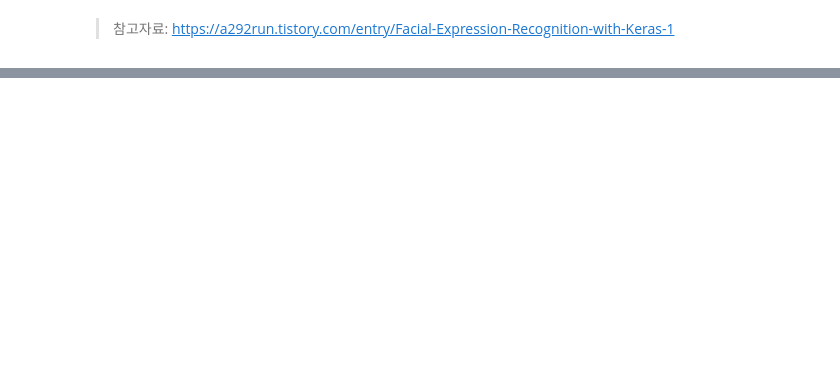
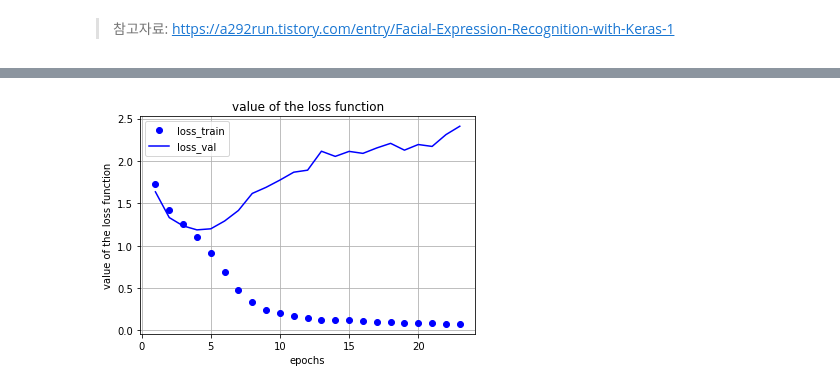
Before and after one commit to minimini-1/Facial-Expression-Recognition, a Jupyter notebook: dataprocessing/make_tfrecord.ipynb, the cells around one changed output, grey strips where cells are left out. Saved outputs shown, nothing was run; the diff lists cells and outputs as text; code cells hidden in the pictures; blank space fills up the shorter version.

Commit message:
change model code

```diff
--- a/dataprocessing/make_tfrecord.ipynb
+++ b/dataprocessing/make_tfrecord.ipynb
@@ -165,13 +179,11 @@ def callbackFunction(modelName):
   callbacks = [early_stopping, checkpoint]
   return callbacks
 # %%
-model.compile(loss='categorical_crossentropy'
-            , optimizer=keras.optimizers.Adam()
-            , metrics=['accuracy'])
+model3.compile(optimizer=tf.keras.optimizers.Adam(learning_rate=1e-3), loss='categorical_crossentropy', metrics=['accuracy'])
 # %%
-history1 = model.fit(train_images, train_labels,
+history3 = model3.fit(train_images, train_labels,
                     validation_data=(val_images, val_labels),
-                    callbacks=callbackFunction('Case_1'),
-                    epochs=10,
-                    batch_size=32)
+                    callbacks=callbackFunction('Case_3'),
+                    epochs=30,
+                    batch_size=64)
 # %% [output]
@@ -182,0 +207,14 @@ Detected at node 'sequential/conv2d/Conv2D' defined at (most recent call last):
+# %%
+loss = history3.history['loss']
+loss_val = history3.history['val_loss']
+epochs = range(1, len(loss)+1)
+plt.plot(epochs, loss, 'bo', label='loss_train')
+plt.plot(epochs, loss_val, 'b', label='loss_val')
+plt.title('value of the loss function')
+plt.xlabel('epochs')
+plt.ylabel('value of the loss function')
+plt.legend()
+plt.grid()
+plt.show()
+# %% [output]
+[figure, added]
```
Also changed, not shown: parts of 11 cells of this notebook.
